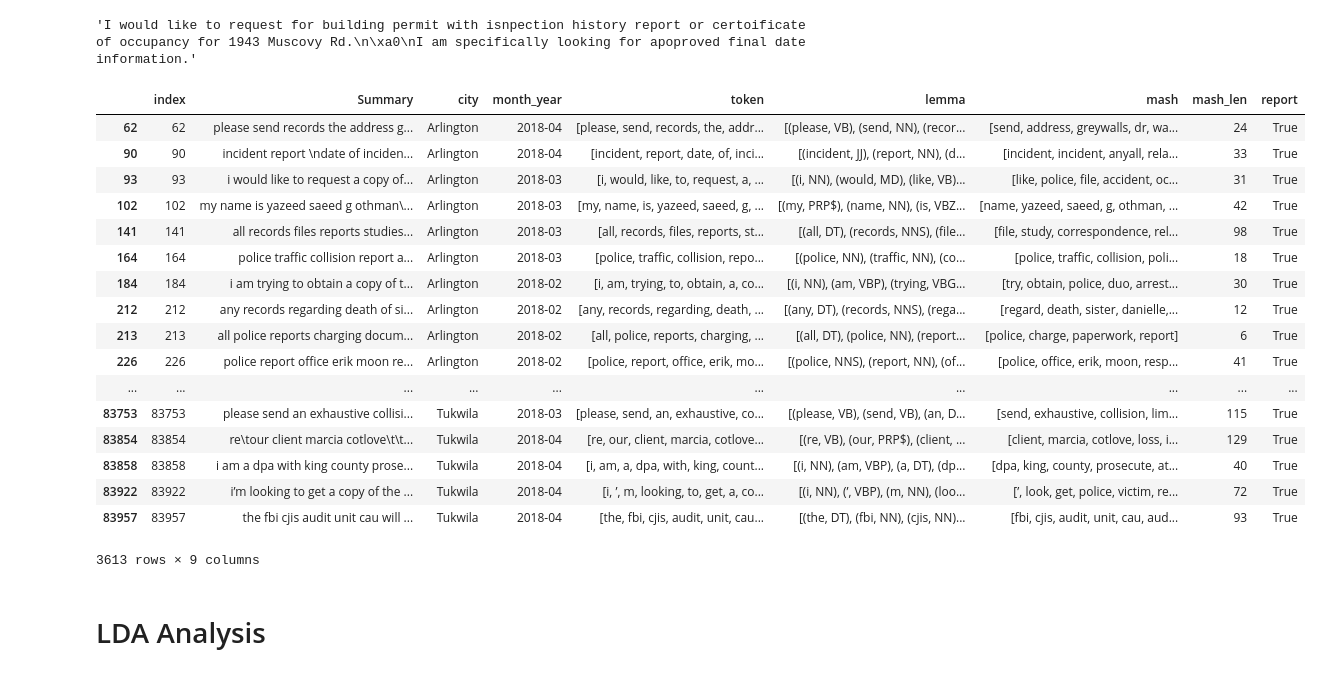
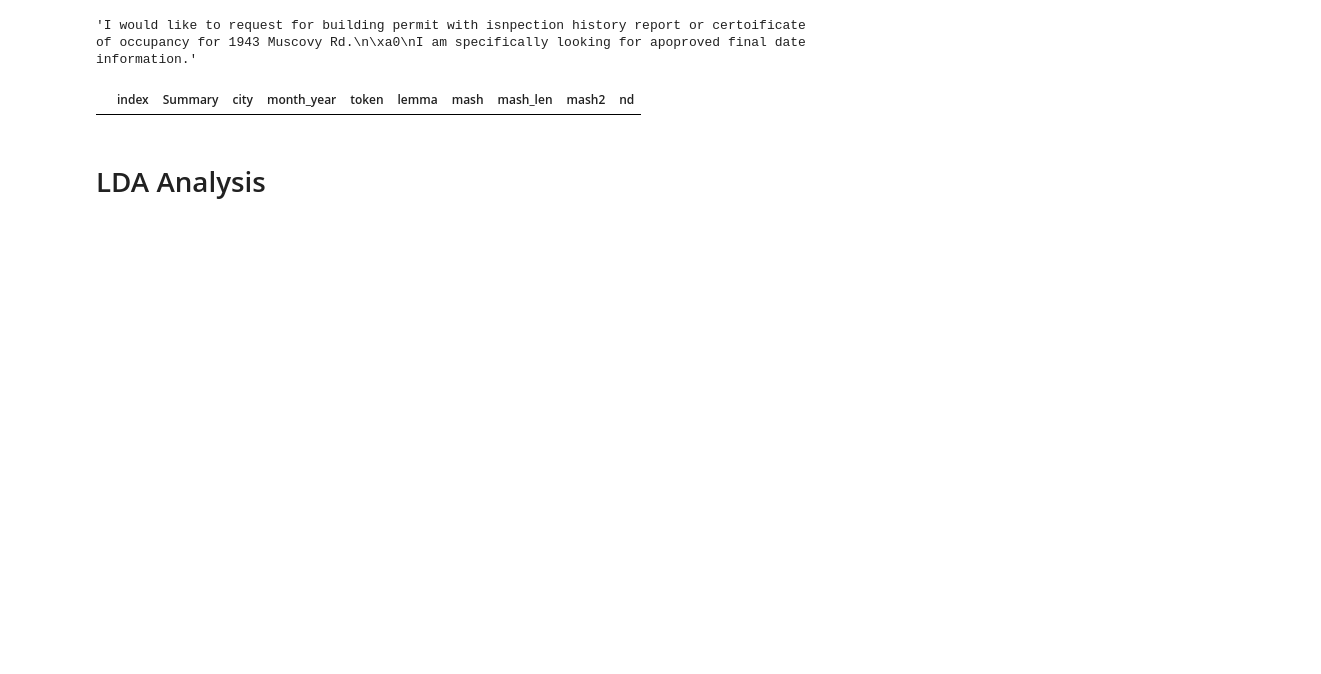
Before and after one commit to alenastern/Sunlight_FOIA, a Jupyter notebook: src/analysis/q2_LDA.ipynb, the cells around one changed output. Drawn from its saved outputs; the diff is of its cells as text; code cells hidden in the pictures; blank space fills up the shorter version.

Commit message:
edit common words and run models

```diff
--- a/src/analysis/q2_LDA.ipynb
+++ b/src/analysis/q2_LDA.ipynb
@@ -176,10 +208,13 @@ common_list = ['report', 'request', 'record', 'city', 'please', 'copy', 'date',
 # %%
 # remove general words that are common to public record requests
 
-for word in common_list:
-    for i in range(len(data['mash'])):
-        if word in data['mash'].iloc[i]:
-            data['mash'].iloc[i].remove(word)
+#for word in common_list:
+data['mash2'] = data['mash'].apply(lambda x: [i for i in x if i not in common_list])
+# %%
+# remove general words that are common to public record requests
+suffix_list = ['th', 'nd', 'st', 'rd']
+#for word in suffix_list:
+data['mash2'] = data['mash2'].apply(lambda x: [i for i in x if i not in suffix_list])
 # %%
 # create column with the length of mash for each PRR
 
@@ -231,29 +273,12 @@ data_raw["Summary"].iloc[86000]
 # %% [output]
 'I would like to request for building permit with isnpection history report or certoificate of occupancy for 1943 Muscovy Rd.\n\xa0\nI am specifically looking for apoproved final date information.'
 # %%
-data['report'] = data['mash'].apply(lambda x: "report" in x)
+data['nd'] = data['mash2'].apply(lambda x: "nd" in x)
 # %%
-data_rep = data[data['report'] == True]
+data_rep = data[data['nd'] == True]
 # %%
-data_rep
+data_rep.head()
 # %% [output]
-|  | index | Summary | city | month_year | token | lemma | mash | mash_len | report |
-| 62 | 62 | please send records the address g... | Arlington | 2018-04 | [please, send, records, the, addr... | [(please, VB), (send, NN), (recor... | [send, address, greywalls, dr, wa... | 24 | True |
-| 90 | 90 | incident report \ndate of inciden... | Arlington | 2018-04 | [incident, report, date, of, inci... | [(incident, JJ), (report, NN), (d... | [incident, incident, anyall, rela... | 33 | True |
-| 93 | 93 | i would like to request a copy of... | Arlington | 2018-03 | [i, would, like, to, request, a, ... | [(i, NN), (would, MD), (like, VB)... | [like, police, file, accident, oc... | 31 | True |
-| 102 | 102 | my name is yazeed saeed g othman\... | Arlington | 2018-03 | [my, name, is, yazeed, saeed, g, ... | [(my, PRP$), (name, NN), (is, VBZ... | [name, yazeed, saeed, g, othman, ... | 42 | True |
-| 141 | 141 | all records files reports studies... | Arlington | 2018-03 | [all, records, files, reports, st... | [(all, DT), (records, NNS), (file... | [file, study, correspondence, rel... | 98 | True |
-| 164 | 164 | police traffic collision report a... | Arlington | 2018-03 | [police, traffic, collision, repo... | [(police, NN), (traffic, NN), (co... | [police, traffic, collision, poli... | 18 | True |
-| 184 | 184 | i am trying to obtain a copy of t... | Arlington | 2018-02 | [i, am, trying, to, obtain, a, co... | [(i, NN), (am, VBP), (trying, VBG... | [try, obtain, police, duo, arrest... | 30 | True |
-| 212 | 212 | any records regarding death of si... | Arlington | 2018-02 | [any, records, regarding, death, ... | [(any, DT), (records, NNS), (rega... | [regard, death, sister, danielle,... | 12 | True |
-| 213 | 213 | all police reports charging docum... | Arlington | 2018-02 | [all, police, reports, charging, ... | [(all, DT), (police, NN), (report... | [police, charge, paperwork, report] | 6 | True |
-| 226 | 226 | police report office erik moon re... | Arlington | 2018-02 | [police, report, office, erik, mo... | [(police, NNS), (report, NN), (of... | [police, office, erik, moon, resp... | 41 | True |
-| ... | ... | ... | ... | ... | ... | ... | ... | ... | ... |
-| 83753 | 83753 | please send an exhaustive collisi... | Tukwila | 2018-03 | [please, send, an, exhaustive, co... | [(please, VB), (send, VB), (an, D... | [send, exhaustive, collision, lim... | 115 | True |
-| 83854 | 83854 | re\tour client marcia cotlove\t\t... | Tukwila | 2018-04 | [re, our, client, marcia, cotlove... | [(re, VB), (our, PRP$), (client, ... | [client, marcia, cotlove, loss, i... | 129 | True |
-| 83858 | 83858 | i am a dpa with king county prose... | Tukwila | 2018-04 | [i, am, a, dpa, with, king, count... | [(i, NN), (am, VBP), (a, DT), (dp... | [dpa, king, county, prosecute, at... | 40 | True |
-| 83922 | 83922 | i’m looking to get a copy of the ... | Tukwila | 2018-04 | [i, ’, m, looking, to, get, a, co... | [(i, NN), (’, VBP), (m, NN), (loo... | [’, look, get, police, victim, re... | 72 | True |
-| 83957 | 83957 | the fbi cjis audit unit cau will ... | Tukwila | 2018-04 | [the, fbi, cjis, audit, unit, cau... | [(the, DT), (fbi, NN), (cjis, NN)... | [fbi, cjis, audit, unit, cau, aud... | 93 | True |
+|  | index | Summary | city | month_year | token | lemma | mash | mash_len | mash2 | nd |
-3613 rows × 9 columns
 # %% [markdown]
 # LDA Analysis
```
Also changed, not shown: parts of 22 cells of this notebook.
